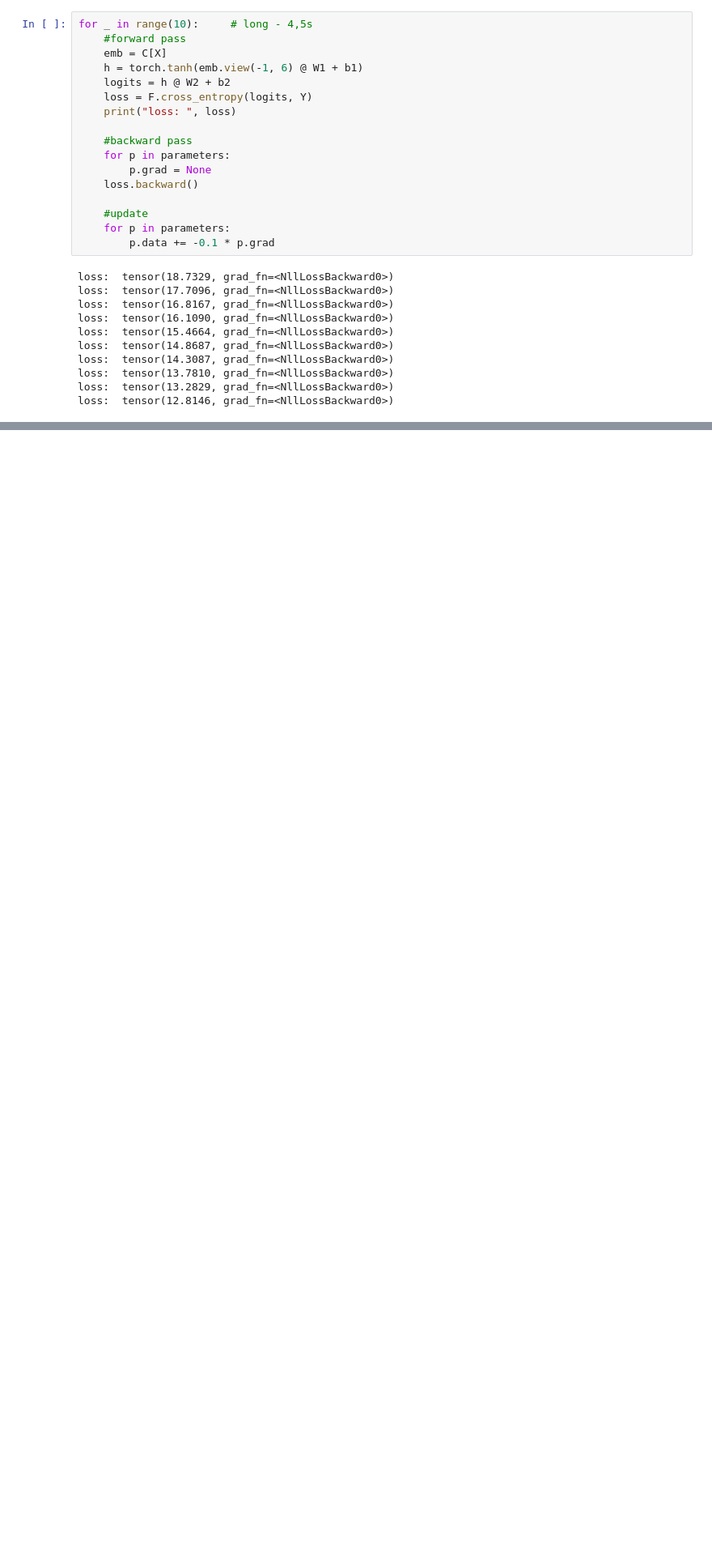
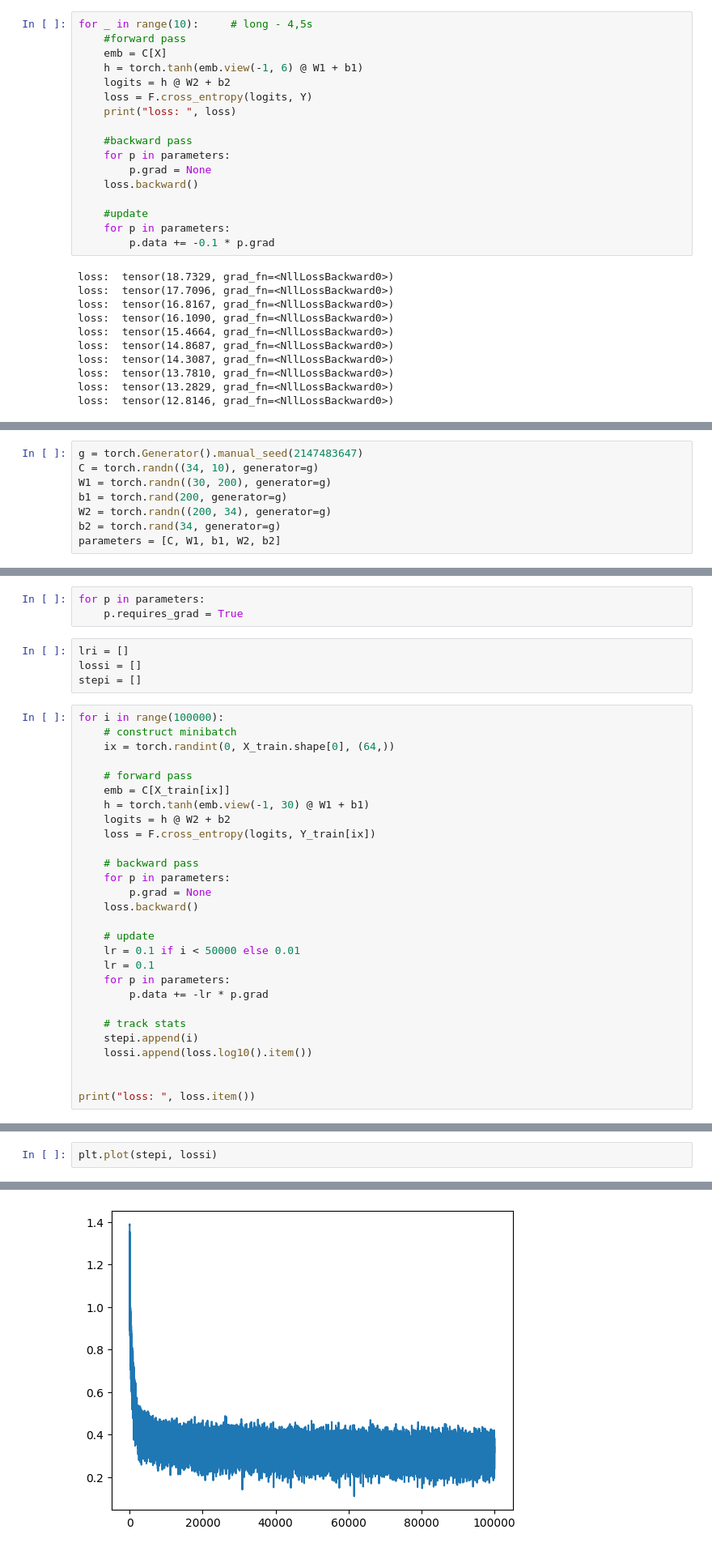
Before and after one commit to mzums/polish_word_generation, a Jupyter notebook: mlp.ipynb, the cells around one changed output, grey strips where cells are left out. Shown at 81% size. Drawn from its saved outputs; the diff is of its cells as text; blank space fills up the shorter version.

```diff
--- a/mlp.ipynb
+++ b/mlp.ipynb
@@ -297,0 +522,8 @@ loss:  2.7855896949768066
+# %%
+g = torch.Generator().manual_seed(2147483647)
+C = torch.randn((34, 10), generator=g)
+W1 = torch.randn((30, 200), generator=g)
+b1 = torch.rand(200, generator=g)
+W2 = torch.randn((200, 34), generator=g)
+b2 = torch.rand(34, generator=g)
+parameters = [C, W1, b1, W2, b2]
@@ -297,0 +534,35 @@ loss:  2.7855896949768066
+# %%
+for p in parameters:
+    p.requires_grad = True
+# %%
+lri = []
+lossi = []
+stepi = []
+# %%
+for i in range(100000):
+    # construct minibatch
+    ix = torch.randint(0, X_train.shape[0], (64,))
+
+    # forward pass
+    emb = C[X_train[ix]]
+    h = torch.tanh(emb.view(-1, 30) @ W1 + b1)
+    logits = h @ W2 + b2
+    loss = F.cross_entropy(logits, Y_train[ix])
+
+    # backward pass
+    for p in parameters:
+        p.grad = None
+    loss.backward()
+
+    # update
+    lr = 0.1 if i < 50000 else 0.01
+    lr = 0.1
+    for p in parameters:
+        p.data += -lr * p.grad
+
+    # track stats
+    stepi.append(i)
+    lossi.append(loss.log10().item())
+
+
+print("loss: ", loss.item())
@@ -297,0 +571,3 @@ loss:  2.7855896949768066
+# %%
+plt.plot(stepi, lossi)
+# %% [output]
@@ -297,0 +575 @@ loss:  2.7855896949768066
+[figure, added]
```
Also changed, not shown: parts of 46 cells of this notebook.
